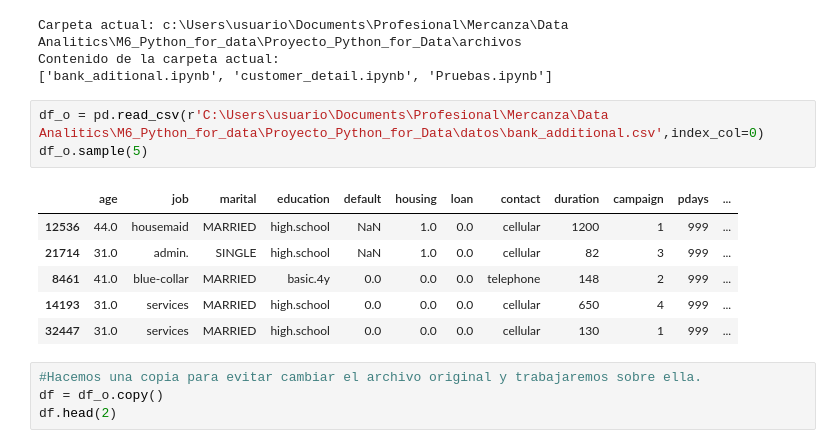
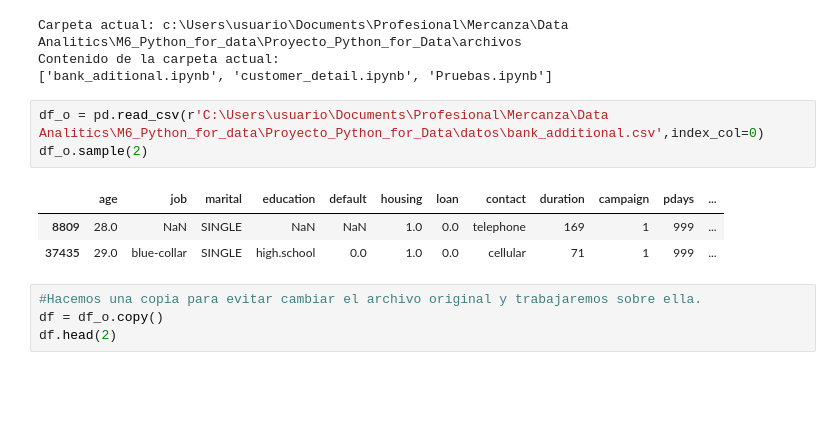
Before and after one commit to GorkaUrquizuBizarro/Proyecto_Python_for_Data, a Jupyter notebook: archivos/bank_aditional.ipynb, the cells around one changed output. Cells and saved outputs as stored; diff of their text form; blank space fills up the shorter version.

```diff
--- a/archivos/bank_aditional.ipynb
+++ b/archivos/bank_aditional.ipynb
@@ -46,14 +43,11 @@ Contenido de la carpeta actual:
 ['bank_aditional.ipynb', 'customer_detail.ipynb', 'Pruebas.ipynb']
 # %%
 df_o = pd.read_csv(r'C:\Users\usuario\Documents\Profesional\Mercanza\Data Analitics\M6_Python_for_data\Proyecto_Python_for_Data\datos\bank_additional.csv',index_col=0)
-df_o.sample(5)
+df_o.sample(2)
 # %% [output]
 |  | age | job | marital | education | default | housing | loan | contact | duration | campaign | pdays | ... |
-| 12536 | 44.0 | housemaid | MARRIED | high.school | NaN | 1.0 | 0.0 | cellular | 1200 | 1 | 999 | ... |
-| 21714 | 31.0 | admin. | SINGLE | high.school | NaN | 1.0 | 0.0 | cellular | 82 | 3 | 999 | ... |
-| 8461 | 41.0 | blue-collar | MARRIED | basic.4y | 0.0 | 0.0 | 0.0 | telephone | 148 | 2 | 999 | ... |
-| 14193 | 31.0 | services | MARRIED | high.school | 0.0 | 0.0 | 0.0 | cellular | 650 | 4 | 999 | ... |
-| 32447 | 31.0 | services | MARRIED | high.school | 0.0 | 0.0 | 0.0 | cellular | 130 | 1 | 999 | ... |
+| 8809 | 28.0 | NaN | SINGLE | NaN | NaN | 1.0 | 0.0 | telephone | 169 | 1 | 999 | ... |
+| 37435 | 29.0 | blue-collar | SINGLE | high.school | 0.0 | 1.0 | 0.0 | cellular | 71 | 1 | 999 | ... |
 # %%
 #Hacemos una copia para evitar cambiar el archivo original y trabajaremos sobre ella.
 df = df_o.copy()
```
Also changed, not shown: parts of 37 cells of this notebook, 1 other file.
